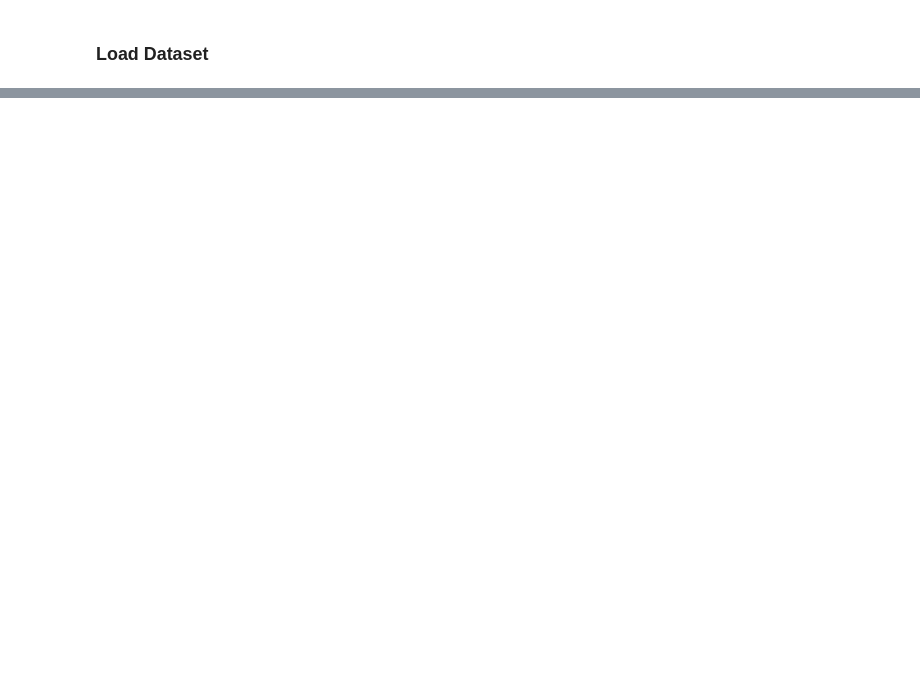
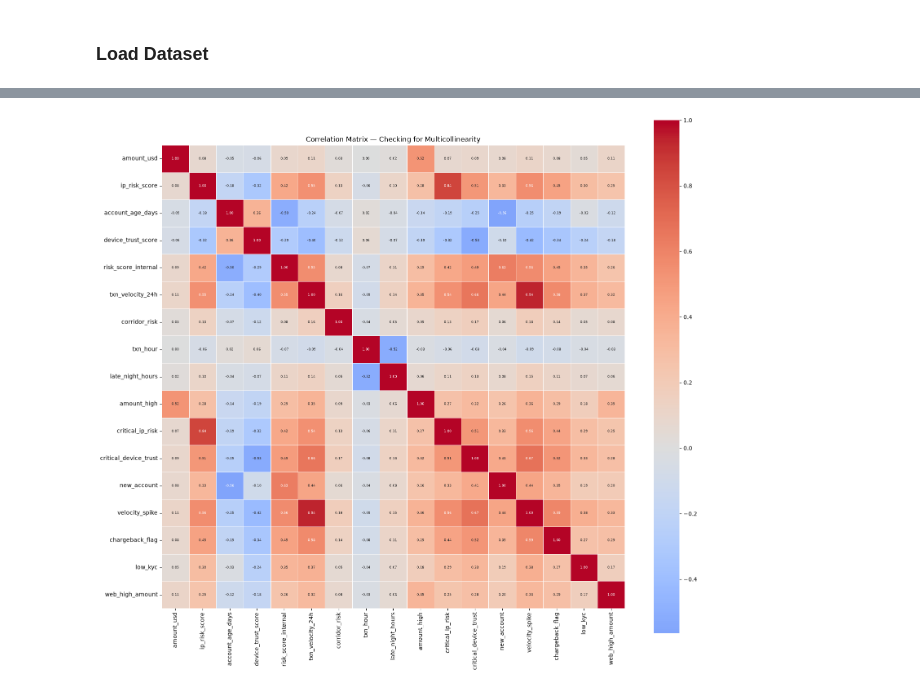
Before and after one commit to LeesiElekwa/Digital_Transfer_Fraud_Detection_System, a Jupyter notebook: Notebooks/FeatureEngineering.ipynb, the cells around one changed output, grey strips where cells are left out. Drawn from its saved outputs; the diff is of its cells as text; code cells hidden in the pictures; blank space fills up the shorter version.

Commit message:
Feature Selection: Checking for multicollinearity with correlation and VIF.Saved final dataset for model development

```diff
--- a/Notebooks/FeatureEngineering.ipynb
+++ b/Notebooks/FeatureEngineering.ipynb
@@ -25,0 +78,4 @@ df_EDA_transaction_data = pd.read_parquet(r"C:\Users\leest\OneDrive\Data Project
+# %%
+# Replacing the "not captured" KYC tier with low
+
+df_EDA_transaction_data["kyc_tier"] = df_EDA_transaction_data["kyc_tier"].replace("not_captured", "low")
@@ -25,0 +145,10 @@ df_EDA_transaction_data = pd.read_parquet(r"C:\Users\leest\OneDrive\Data Project
+# %%
+# Drop temporary EDA columns
+df_EDA_transaction_data= df_EDA_transaction_data.drop(["fraud_label", "currency_route", "account_age_tier", "ip_risk_tier", "device_trust_tier", "internal_risk_tier",
+                              "txn_month_name","txn_year", "amount_range", "risk_flag_count"], axis=1)
+
+# Drop other irrelevant columns
+df_EDA_transaction_data= df_EDA_transaction_data.drop(["transaction_id", "customer_id", "amount_src", "fee","fee_usd", "exchange_rate_src_to_dest", "device_id", "ip_address"], axis=1)
+
+# Drop other columns due to multicollinearity
+df_EDA_transaction_data= df_EDA_transaction_data.drop(["txn_velocity_1h", "chargeback_history_count"], axis=1)
@@ -25,0 +157,18 @@ df_EDA_transaction_data = pd.read_parquet(r"C:\Users\leest\OneDrive\Data Project
+# %%
+# Correlation Check
+
+numeric_cols = [
+    "amount_usd", "ip_risk_score", "account_age_days", "device_trust_score", "risk_score_internal", "txn_velocity_24h","corridor_risk", "txn_hour",
+    "late_night_hours", "amount_high", "critical_ip_risk", "critical_device_trust","new_account", "velocity_spike", "chargeback_flag", "low_kyc", "web_high_amount"
+]
+
+corr_matrix = df_EDA_transaction_data[numeric_cols].corr()
+
+fig, ax = plt.subplots(figsize=(16, 14))
+sns.heatmap(corr_matrix, annot=True, fmt=".2f", cmap="coolwarm", center=0, square=True,
+            linewidths=0.5, annot_kws={"size": 6}, ax=ax)
+ax.set_title("Correlation Matrix — Checking for Multicollinearity")
+plt.tight_layout()
+plt.show()
+# %% [output]
+[figure, added]
```
Also changed, not shown: parts of 20 cells of this notebook.
